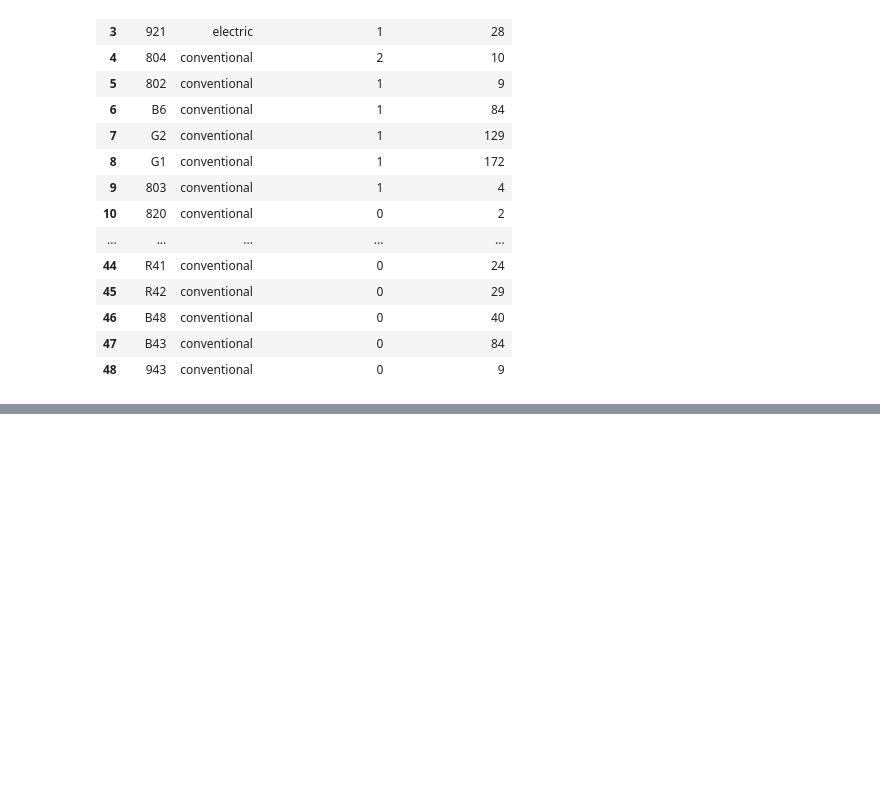
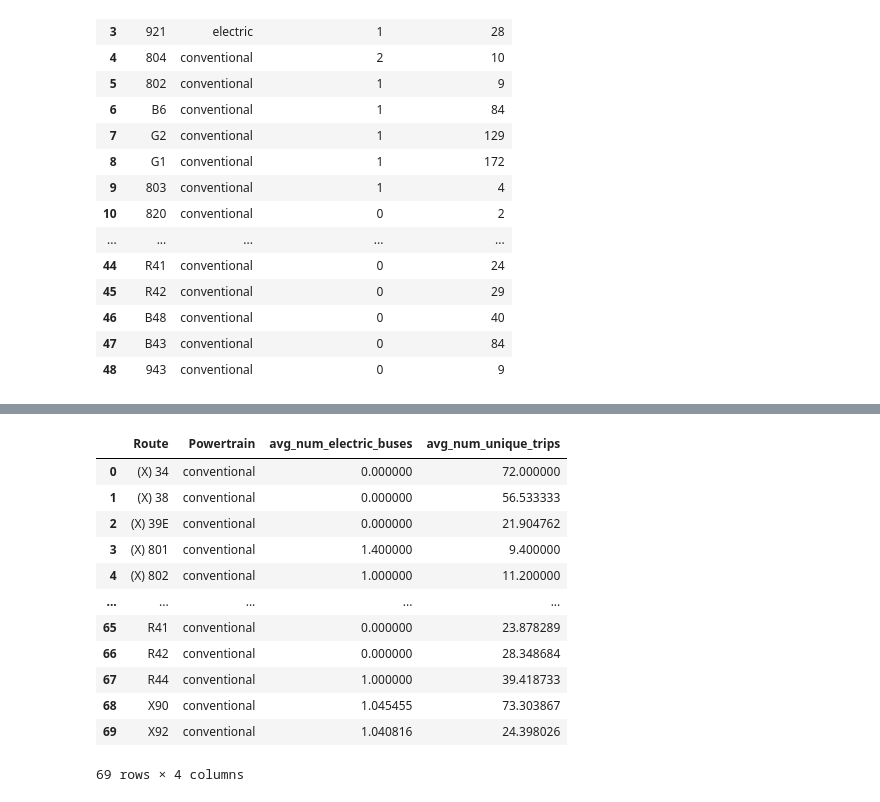
Before and after one commit to narslab/transit-electrification-futures, a Jupyter notebook: bin/jupyter/pvta-network.ipynb, the cells around one changed output, grey strips where cells are left out. Cells and saved outputs as stored; diff of their text form; code cells hidden in the pictures; blank space fills up the shorter version.

```diff
--- a/bin/jupyter/pvta-network.ipynb
+++ b/bin/jupyter/pvta-network.ipynb
@@ -100,0 +143,22 @@ new_df.to_csv('../../results/route-bus-info-for-plotting.csv', index=False)
+# %%
+# Drop unknown route 9999
+new_df = new_df.loc[new_df['Route']!='9999']
+
+# Replace NaN values in 'avg_num_electric_buses' with 0
+new_df['avg_num_electric_buses'] = new_df['avg_num_electric_buses'].fillna(0)
+
+new_df
+# %% [output]
+|  | Route | Powertrain | avg_num_electric_buses | avg_num_unique_trips |
+| 0 | (X) 34 | conventional | 0.000000 | 72.000000 |
+| 1 | (X) 38 | conventional | 0.000000 | 56.533333 |
+| 2 | (X) 39E | conventional | 0.000000 | 21.904762 |
+| 3 | (X) 801 | conventional | 1.400000 | 9.400000 |
+| 4 | (X) 802 | conventional | 1.000000 | 11.200000 |
+| ... | ... | ... | ... | ... |
+| 65 | R41 | conventional | 0.000000 | 23.878289 |
+| 66 | R42 | conventional | 0.000000 | 28.348684 |
+| 67 | R44 | conventional | 1.000000 | 39.418733 |
+| 68 | X90 | conventional | 1.045455 | 73.303867 |
+| 69 | X92 | conventional | 1.040816 | 24.398026 |
+69 rows × 4 columns
```
Also changed, not shown: parts of 3 cells of this notebook, 36 other files.
